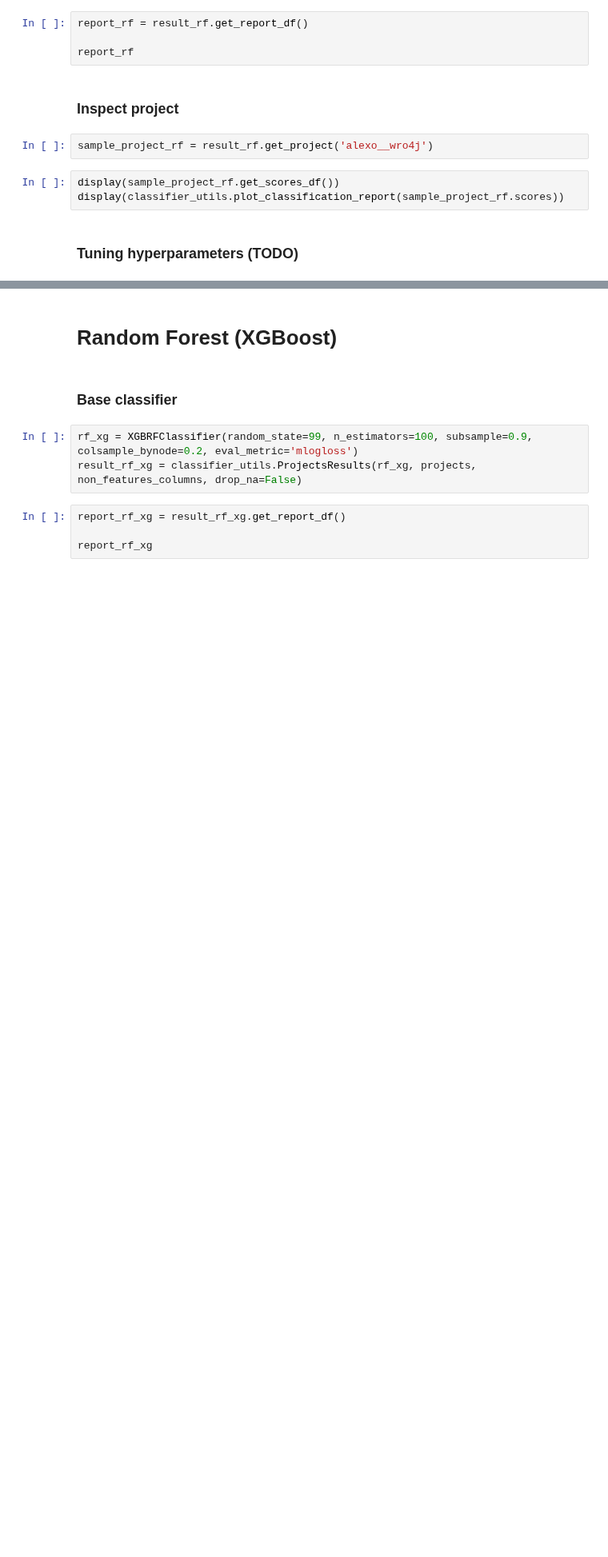
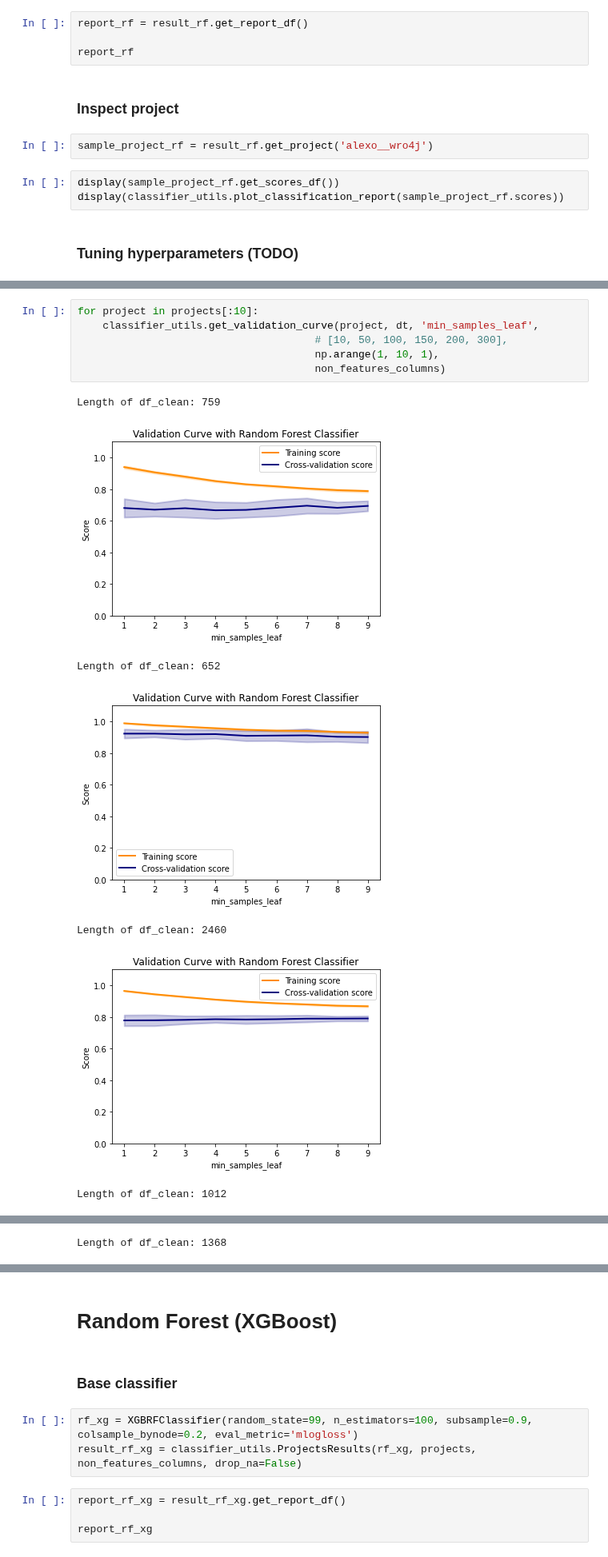
Before and after one commit to gems-uff/mestre, a Jupyter notebook: scripts/exploratory_analysis/classifier_test.ipynb, the cells around one changed output, grey strips where cells are left out. Shown at 80% size. Drawn from its saved outputs; the diff is of its cells as text; blank space fills up the shorter version.

```diff
--- a/scripts/exploratory_analysis/classifier_test.ipynb
+++ b/scripts/exploratory_analysis/classifier_test.ipynb
@@ -190,0 +382,14 @@ display(classifier_utils.plot_classification_report(sample_project_rf.scores))
+# %%
+for project in projects[:10]:
+    classifier_utils.get_validation_curve(project, dt, 'min_samples_leaf',
+                                      # [10, 50, 100, 150, 200, 300],
+                                      np.arange(1, 10, 1),
+                                      non_features_columns)
+# %% [output]
+Length of df_clean: 759
+[figure, added]
+Length of df_clean: 652
+[figure, added]
+Length of df_clean: 2460
+[figure, added]
+Length of df_clean: 1012
@@ -190,0 +397 @@ display(classifier_utils.plot_classification_report(sample_project_rf.scores))
+Length of df_clean: 1368
```
Also changed, not shown: parts of 15 cells of this notebook, 1 other file.
